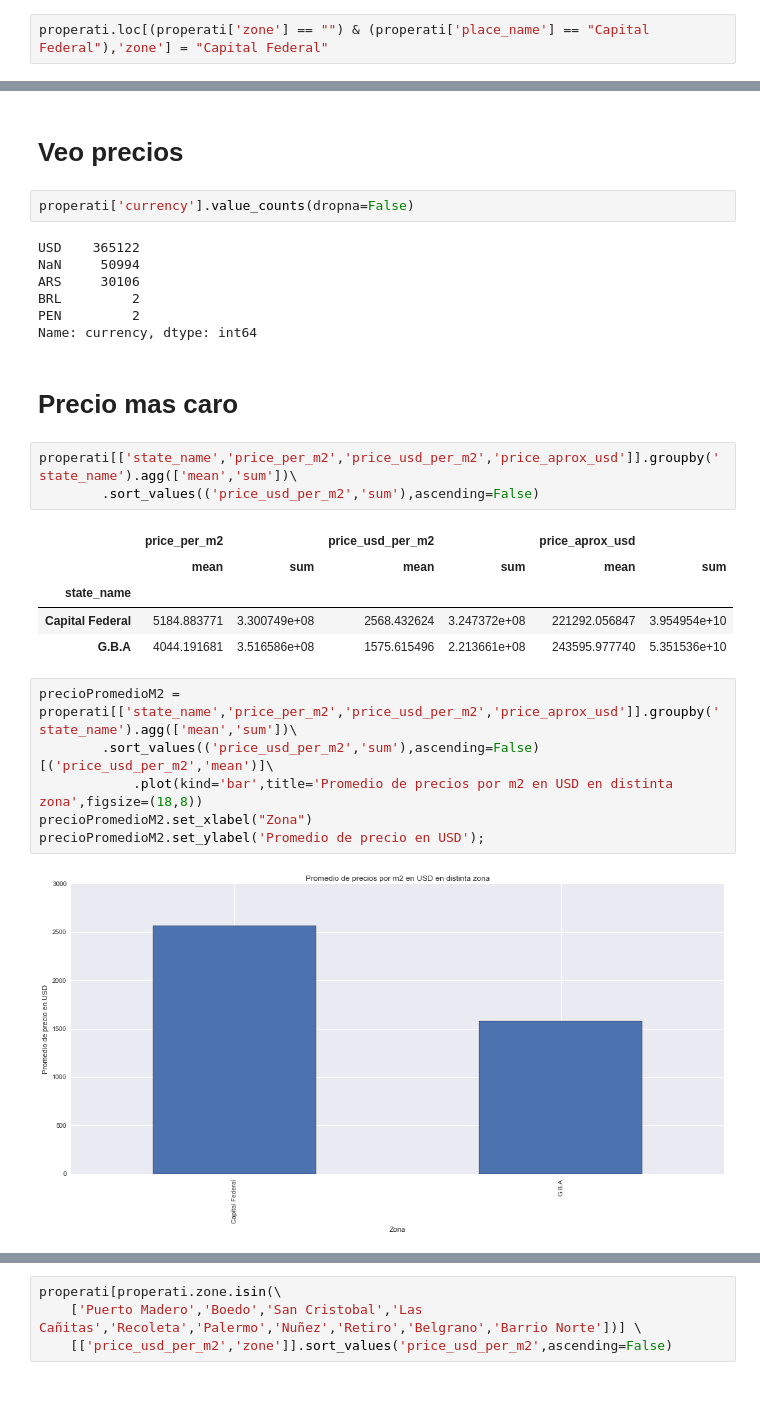
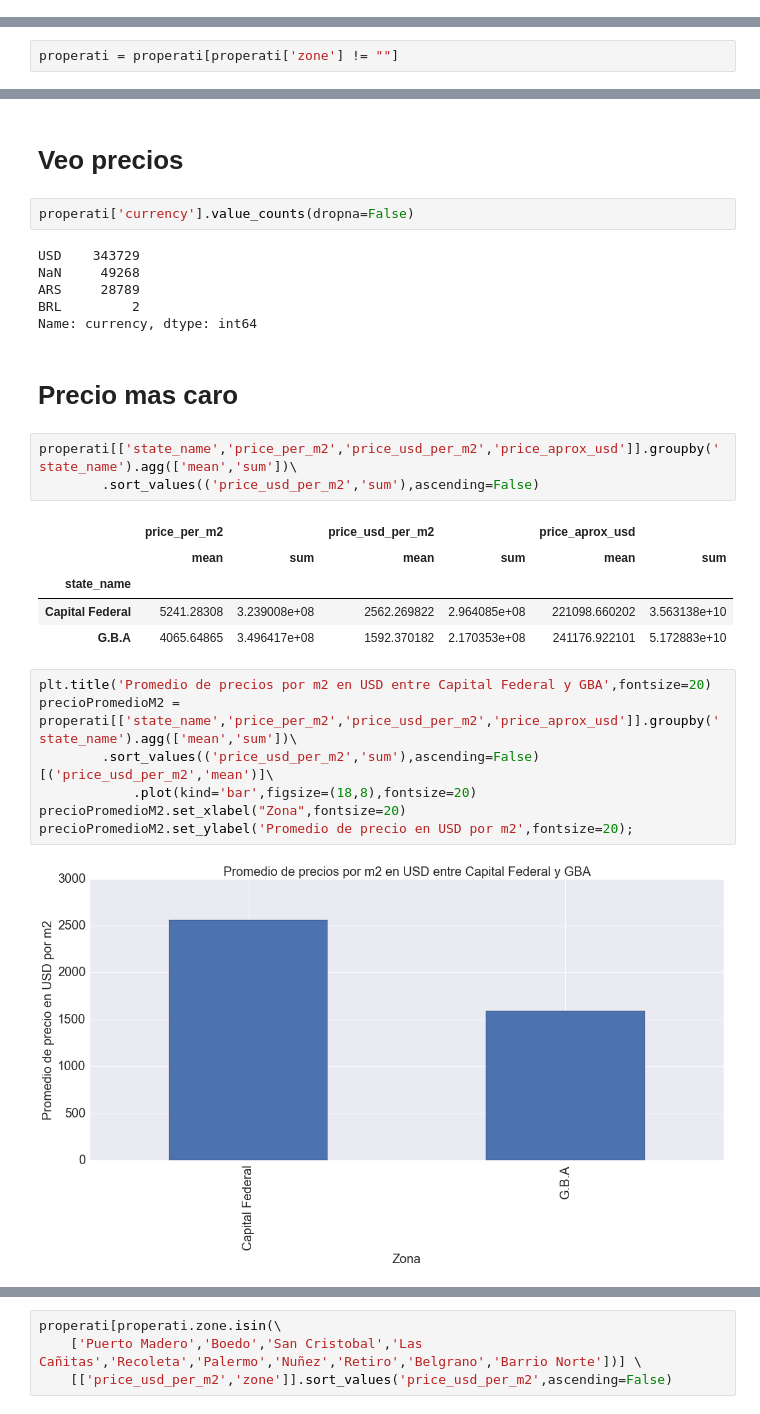
Before and after one commit to BraianVicente/properati_argentina, a Jupyter notebook: src/TP 1 - Properati - Full Month - Algunos Plots.ipynb, the cells around one changed output, grey strips where cells are left out. Cells and saved outputs as stored; diff of their text form.

Commit message:
algunos cambios y agregado de plots

```diff
--- a/src/TP 1 - Properati - Full Month - Algunos Plots.ipynb
+++ b/src/TP 1 - Properati - Full Month - Algunos Plots.ipynb
@@ -258,2 +255,0 @@ Name: place_name, dtype: int64
-# %%
-properati.loc[(properati['zone'] == "") & (properati['place_name'] == "Capital Federal"),'zone'] = "Capital Federal"
@@ -259,0 +262,2 @@ properati.loc[(properati['zone'] == "") & (properati['place_name'] == "Capital F
+# %%
+properati = properati[properati['zone'] != ""]
@@ -422,11 +409,10 @@ properati.count().plot(kind='bar',figsize=(20,10));
 # %%
 properati['currency'].value_counts(dropna=False)
 # %% [output]
-USD    365122
-NaN     50994
-ARS     30106
+USD    343729
+NaN     49268
+ARS     28789
 BRL         2
-PEN         2
 Name: currency, dtype: int64
 # %% [markdown]
 # Precio mas caro
@@ -437,13 +423,14 @@ properati[['state_name','price_per_m2','price_usd_per_m2','price_aprox_usd']].gr
 |  | price_per_m2 |  | price_usd_per_m2 |  | price_aprox_usd |  |
 |  | mean | sum | mean | sum | mean | sum |
 | state_name |  |  |  |  |  |  |
-| Capital Federal | 5184.883771 | 3.300749e+08 | 2568.432624 | 3.247372e+08 | 221292.056847 | 3.954954e+10 |
-| G.B.A | 4044.191681 | 3.516586e+08 | 1575.615496 | 2.213661e+08 | 243595.977740 | 5.351536e+10 |
+| Capital Federal | 5241.28308 | 3.239008e+08 | 2562.269822 | 2.964085e+08 | 221098.660202 | 3.563138e+10 |
+| G.B.A | 4065.64865 | 3.496417e+08 | 1592.370182 | 2.170353e+08 | 241176.922101 | 5.172883e+10 |
 # %%
+plt.title('Promedio de precios por m2 en USD entre Capital Federal y GBA',fontsize=20)
 precioPromedioM2 = properati[['state_name','price_per_m2','price_usd_per_m2','price_aprox_usd']].groupby('state_name').agg(['mean','sum'])\
         .sort_values(('price_usd_per_m2','sum'),ascending=False)[('price_usd_per_m2','mean')]\
-            .plot(kind='bar',title='Promedio de precios por m2 en USD en distinta zona',figsize=(18,8))
-precioPromedioM2.set_xlabel("Zona")
-precioPromedioM2.set_ylabel('Promedio de precio en USD');
+            .plot(kind='bar',figsize=(18,8),fontsize=20)
+precioPromedioM2.set_xlabel("Zona",fontsize=20)
+precioPromedioM2.set_ylabel('Promedio de precio en USD por m2',fontsize=20);
 # %% [output]
-[figure, old version]
+[figure, new version]
```
Also changed, not shown: parts of 55 cells of this notebook.
